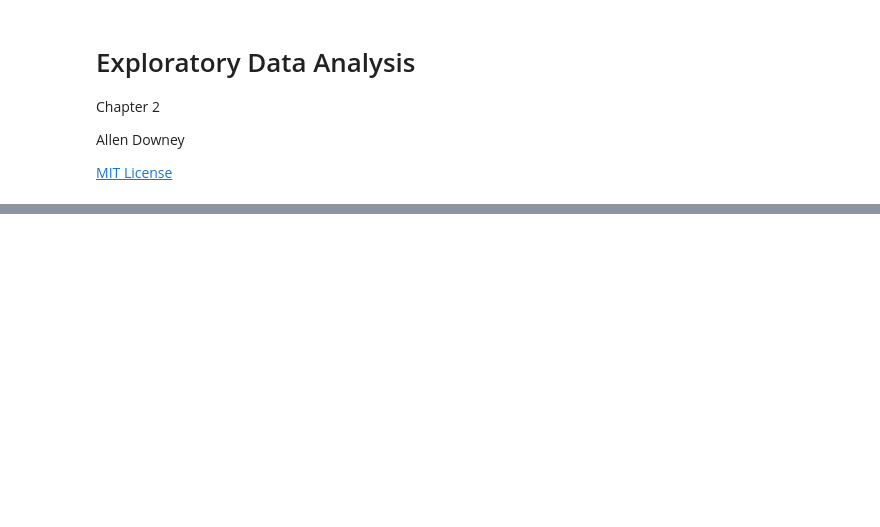
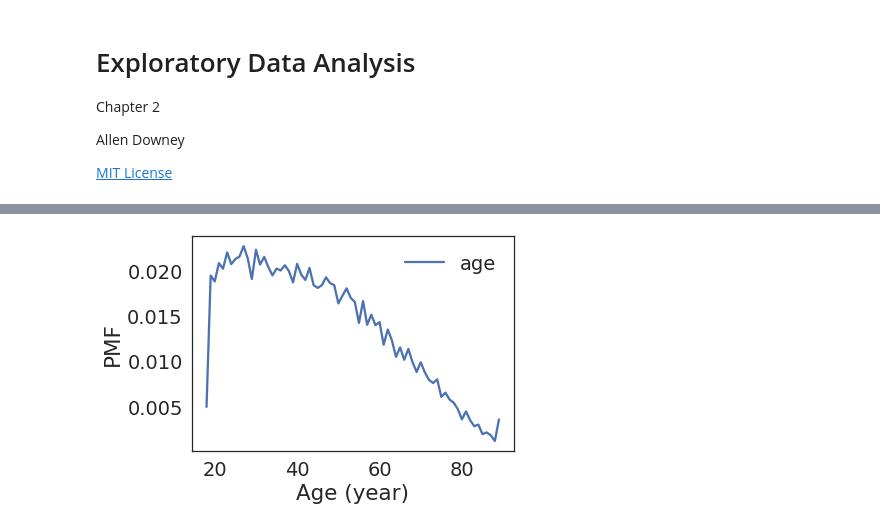
Before and after one commit to AllenDowney/ExploratoryDataAnalysis, a Jupyter notebook: eda_chap2.ipynb, the cells around one changed output, grey strips where cells are left out. Saved outputs shown, nothing was run; the diff lists cells and outputs as text; code cells hidden in the pictures; blank space fills up the shorter version.

```diff
--- a/eda_chap2.ipynb
+++ b/eda_chap2.ipynb
@@ -281,0 +112,4 @@ brfss.describe()
+# %%
+gss = read_gss('gss_eda')
+print(gss.shape)
+gss.head()
@@ -281,0 +375,8 @@ brfss.describe()
+# %%
+age = gss['age']
+pmf_age = Pmf(age, name='age')
+# %%
+pmf_age.plot()
+decorate(xlabel='Age (year)', ylabel='PMF')
+# %% [output]
+[figure, added]
```
Also changed, not shown: parts of 69 cells of this notebook, 5 other files.
